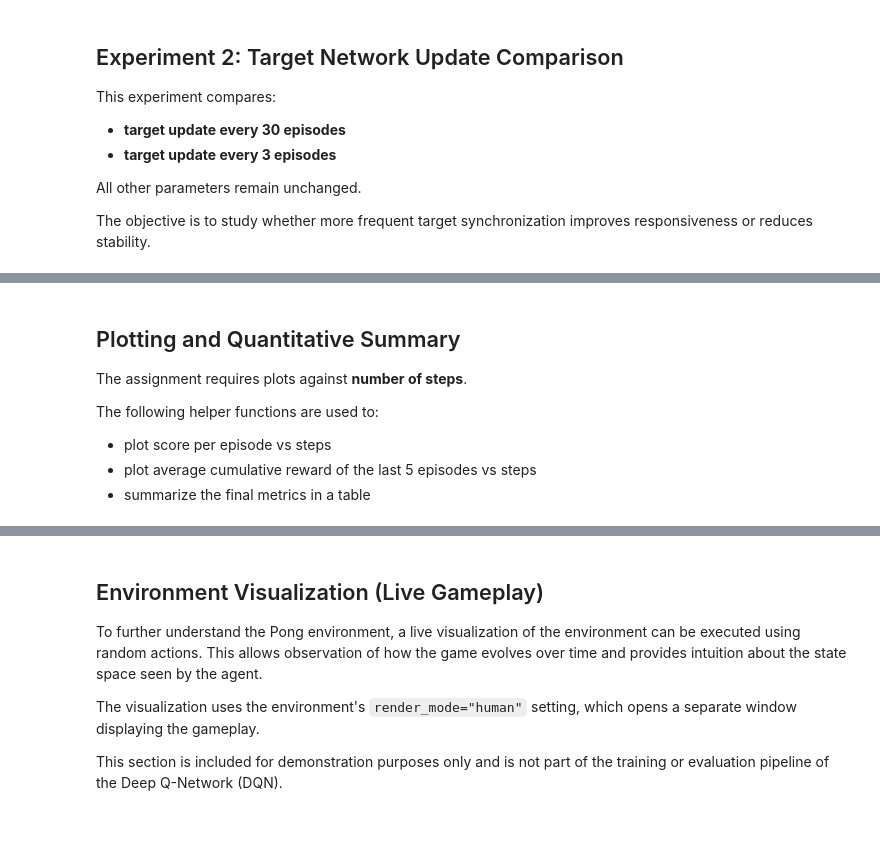
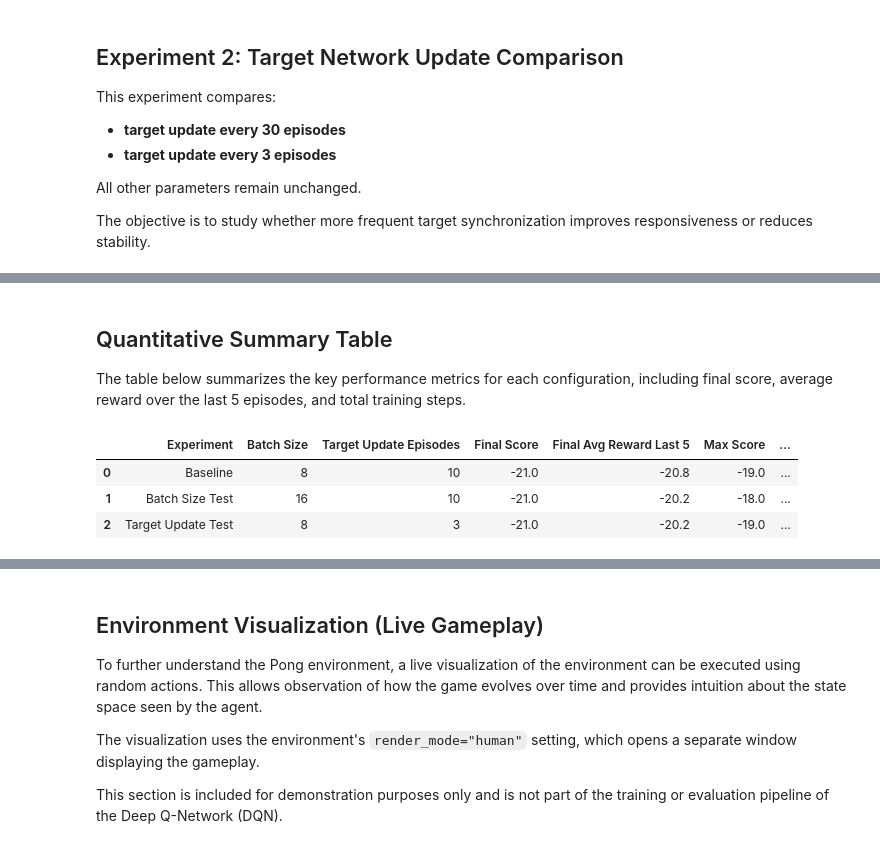
Before and after one commit to Albrightmaduka9053136/DQN_Assignment3, a Jupyter notebook: DQN_Assignment3.ipynb, the cells around one changed output, grey strips where cells are left out. Cells and saved outputs as stored; diff of their text form; code cells hidden in the pictures.

```diff
--- a/DQN_Assignment3.ipynb
+++ b/DQN_Assignment3.ipynb
@@ -684,34 +812,19 @@ target3_df.head()
 # %% [markdown]
-## Plotting and Quantitative Summary
+## Quantitative Summary Table
 
-The assignment requires plots against **number of steps**.
-
-The following helper functions are used to:
-- plot score per episode vs steps
-- plot average cumulative reward of the last 5 episodes vs steps
-- summarize the final metrics in a table
+The table below summarizes the key performance metrics for each configuration, including final score, average reward over the last 5 episodes, and total training steps.
 # %%
-def plot_metric_vs_steps(dataframes, labels, metric, title, ylabel):
-    plt.figure(figsize=(10, 6))
-    for df, label in zip(dataframes, labels):
-        plt.plot(df["steps"], df[metric], marker="o", label=label)
-    plt.xlabel("Number of Steps")
-    plt.ylabel(ylabel)
-    plt.title(title)
-    plt.legend()
-    plt.grid(True)
-    plt.show()
+summary_rows = [
+    summarize_results("Baseline", baseline_df, 8, 10),
+    summarize_results("Batch Size Test", batch16_df, 16, 10),
+    summarize_results("Target Update Test", target3_df, 8, 3)
+]
 
-
-def summarize_results(experiment_name, df, batch_size, target_update):
-    return {
-        "Experiment": experiment_name,
-        "Batch Size": batch_size,
-        "Target Update Episodes": target_update,
-        "Final Score": df["score"].iloc[-1],
-        "Final Avg Reward Last 5": df["avg_reward_last5"].iloc[-1],
-        "Max Score": df["score"].max(),
-        "Max Avg Reward Last 5": df["avg_reward_last5"].max(),
-        "Total Steps": df["steps"].iloc[-1]
-    }
+summary_table = pd.DataFrame(summary_rows)
+summary_table
+# %% [output]
+|  | Experiment | Batch Size | Target Update Episodes | Final Score | Final Avg Reward Last 5 | Max Score | ... |
+| 0 | Baseline | 8 | 10 | -21.0 | -20.8 | -19.0 | ... |
+| 1 | Batch Size Test | 16 | 10 | -21.0 | -20.2 | -18.0 | ... |
+| 2 | Target Update Test | 8 | 3 | -21.0 | -20.2 | -19.0 | ... |
 # %% [markdown]
```
Also changed, not shown: parts of 25 cells of this notebook, 7 other files.
